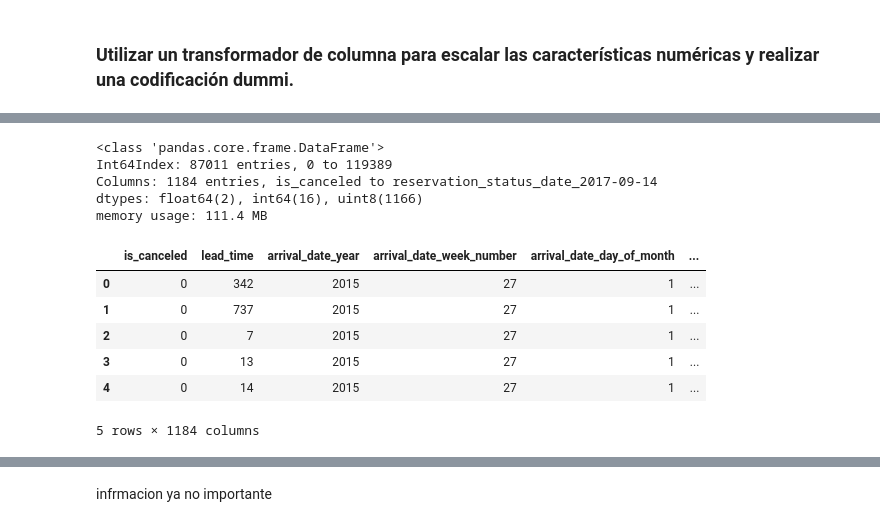
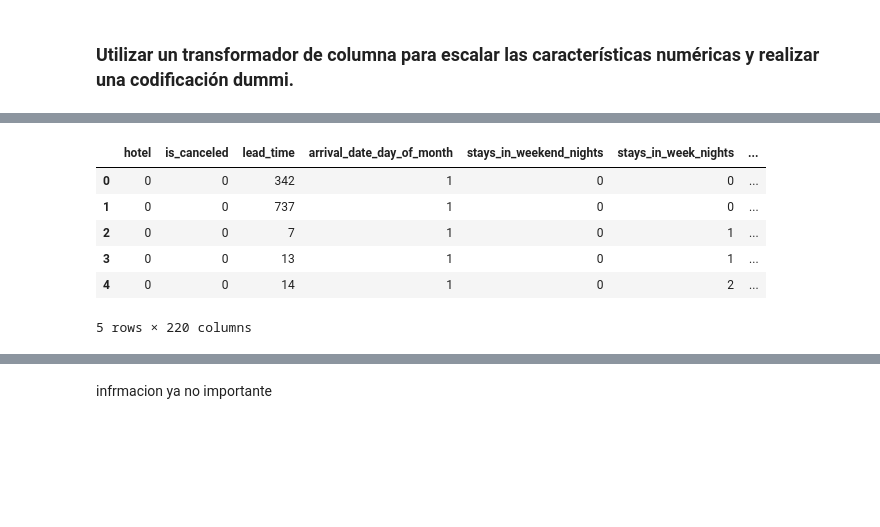
Before and after one commit to jesspl/prediction, a Jupyter notebook: proyecto2.ipynb, the cells around one changed output, grey strips where cells are left out. Cells and saved outputs as stored; diff of their text form; code cells hidden in the pictures; blank space fills up the shorter version.

```diff
--- a/proyecto2.ipynb
+++ b/proyecto2.ipynb
@@ -466,0 +480,6 @@ Se definio adr ya que es un indicador importante que suele estar relacionado con
+# %%
+df['hotel'] = df['hotel'].map({'Resort Hotel':'0', 'City Hotel':'1'}, na_action=None)
+# %%
+df = df.astype({'hotel':'int64'})
+
+pd.to_numeric(df.hotel)
@@ -467,5 +529,9 @@ Se definio adr ya que es un indicador importante que suele estar relacionado con
 # %% [markdown]
 ### **Utilizar un transformador de columna para escalar las características numéricas y realizar una codificación dummi.**
+# %%
+df = df.astype({'children':'int64', 'adr': 'int64'})
+
+# df['children'] = df['children'].astype(int)
 # %%
 # separo mis valores cat y num en distintas variables
 # Crear un selector categórico
@@ -485,8 +548,0 @@ df1=pd.get_dummies(df)
-# %%
-df1.info()
-# %% [output]
-<class 'pandas.core.frame.DataFrame'>
-Int64Index: 87011 entries, 0 to 119389
-Columns: 1184 entries, is_canceled to reservation_status_date_2017-09-14
-dtypes: float64(2), int64(16), uint8(1166)
-memory usage: 111.4 MB
@@ -493,10 +553,13 @@ memory usage: 111.4 MB
+# %%
+df = pd.get_dummies(df, columns=[ 'meal', 'country', 'market_segment', 'distribution_channel', 'deposit_type', 'customer_type'])
+#df = pd.concat([df, embarked_dummies], axis=1)
 # %%
-df1.head()
+df.head()
 # %% [output]
-|  | is_canceled | lead_time | arrival_date_year | arrival_date_week_number | arrival_date_day_of_month | ... |
-| 0 | 0 | 342 | 2015 | 27 | 1 | ... |
-| 1 | 0 | 737 | 2015 | 27 | 1 | ... |
-| 2 | 0 | 7 | 2015 | 27 | 1 | ... |
-| 3 | 0 | 13 | 2015 | 27 | 1 | ... |
-| 4 | 0 | 14 | 2015 | 27 | 1 | ... |
+|  | hotel | is_canceled | lead_time | arrival_date_day_of_month | stays_in_weekend_nights | stays_in_week_nights | ... |
+| 0 | 0 | 0 | 342 | 1 | 0 | 0 | ... |
+| 1 | 0 | 0 | 737 | 1 | 0 | 0 | ... |
+| 2 | 0 | 0 | 7 | 1 | 0 | 1 | ... |
+| 3 | 0 | 0 | 13 | 1 | 0 | 1 | ... |
+| 4 | 0 | 0 | 14 | 1 | 0 | 2 | ... |
-5 rows × 1184 columns
+5 rows × 220 columns
```
Also changed, not shown: parts of 26 cells of this notebook.
